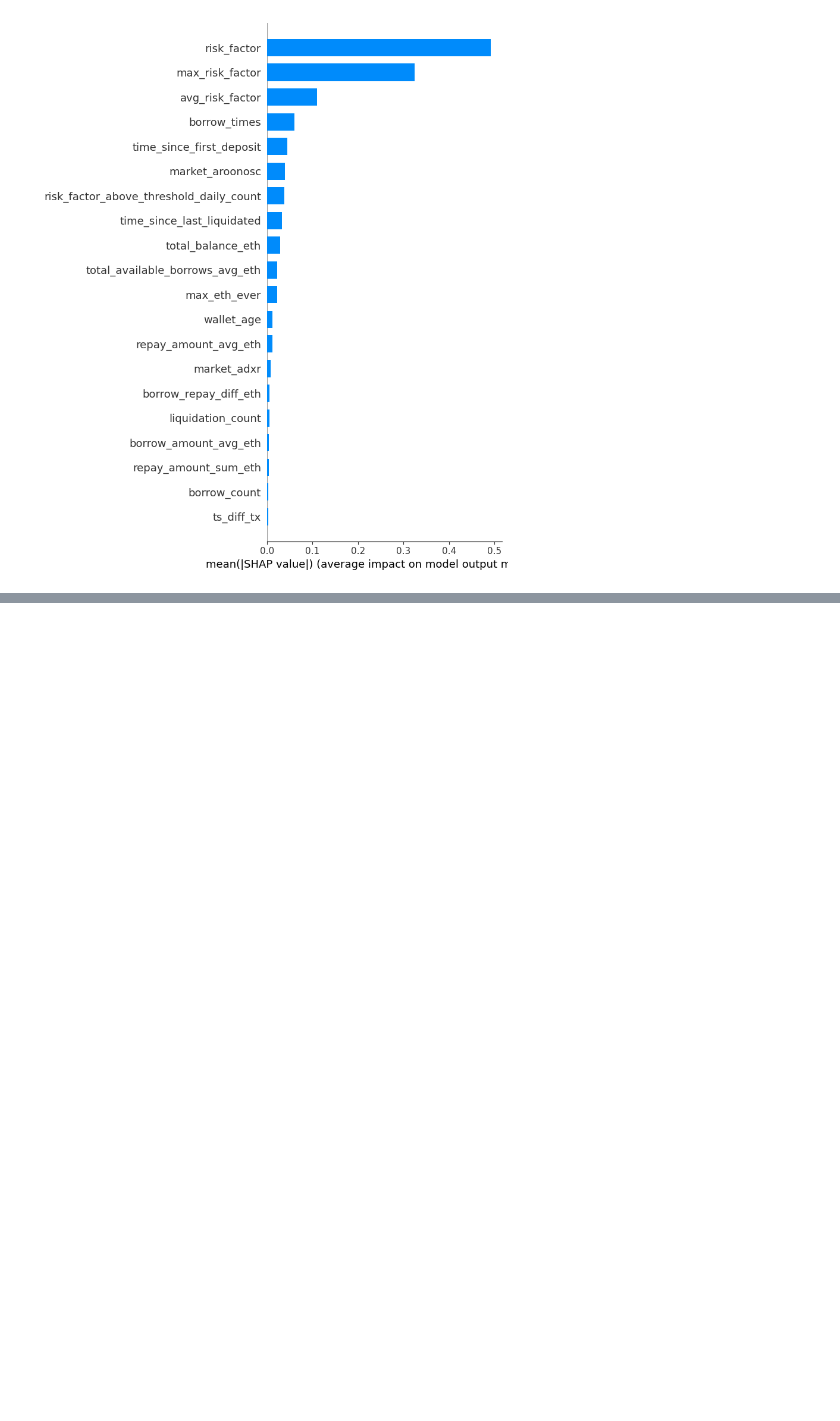
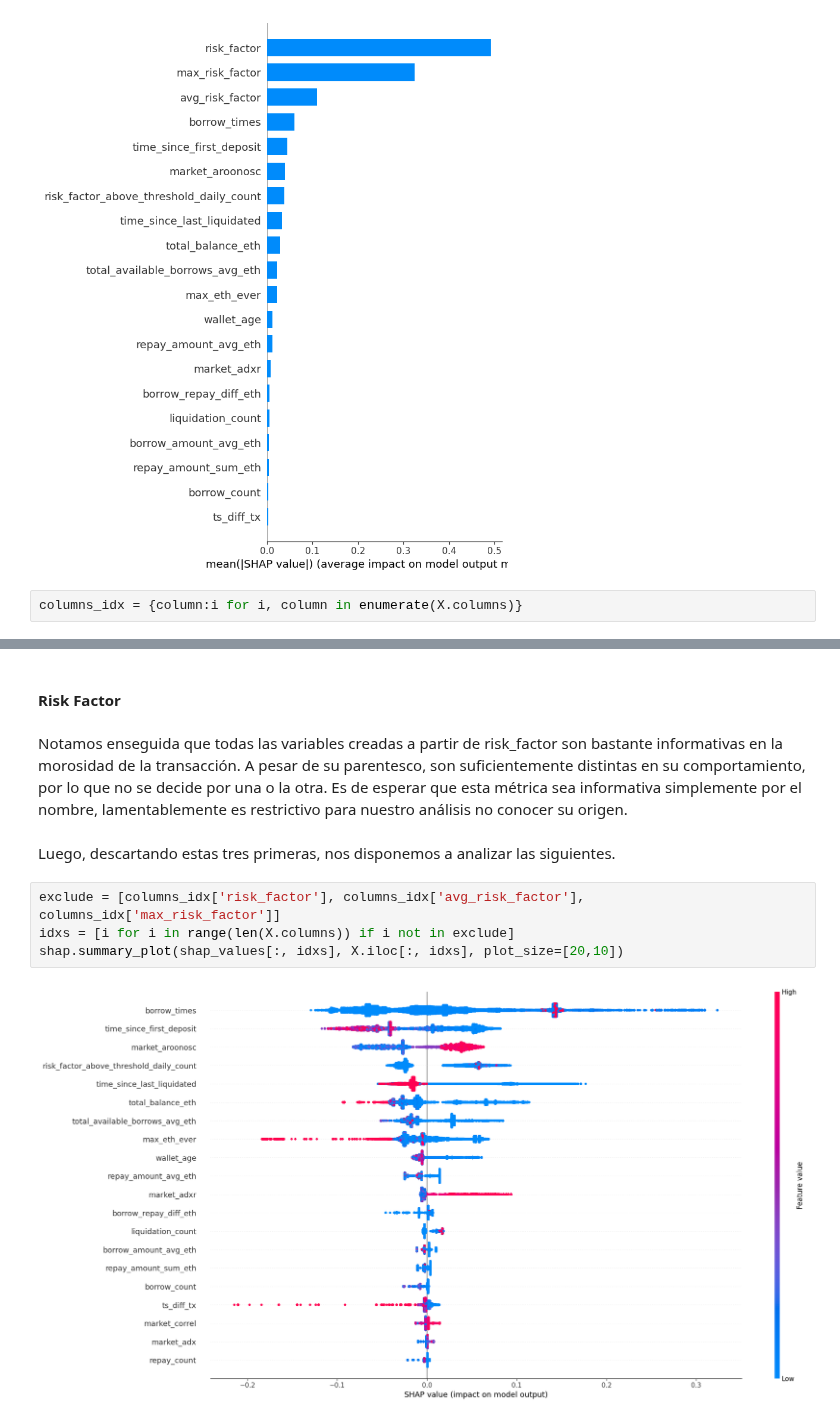
Before and after one commit to carinunez/Labs_MDS, a Jupyter notebook: proyecto_lab/shap.ipynb, the cells around one changed output, grey strips where cells are left out. Drawn from its saved outputs; the diff is of its cells as text; blank space fills up the shorter version.

```diff
--- a/proyecto_lab/shap.ipynb
+++ b/proyecto_lab/shap.ipynb
@@ -160,4 +160,6 @@ shap.force_plot(explainer.expected_value,
 shap.summary_plot(shap_values, X, plot_type="bar")
 # %% [output]
 [figure]
+# %%
+columns_idx = {column:i for i, column in enumerate(X.columns)}
 # %%
@@ -166,0 +169,12 @@ shap.summary_plot(shap_values, X)
+# %% [markdown]
+#### Risk Factor
+# %% [markdown]
+Notamos enseguida que todas las variables creadas a partir de risk_factor son bastante informativas en la morosidad de la transacción. A pesar de su parentesco, son suficientemente distintas en su comportamiento, por lo que no se decide por una o la otra. Es de esperar que esta métrica sea informativa simplemente por el nombre, lamentablemente es restrictivo para nuestro análisis no conocer su origen.
+# %% [markdown]
+Luego, descartando estas tres primeras, nos disponemos a analizar las siguientes.
+# %%
+exclude = [columns_idx['risk_factor'], columns_idx['avg_risk_factor'], columns_idx['max_risk_factor']]
+idxs = [i for i in range(len(X.columns)) if i not in exclude]
+shap.summary_plot(shap_values[:, idxs], X.iloc[:, idxs], plot_size=[20,10])
+# %% [output]
+[figure, added]
```
Also changed, not shown: parts of 30 cells of this notebook.
